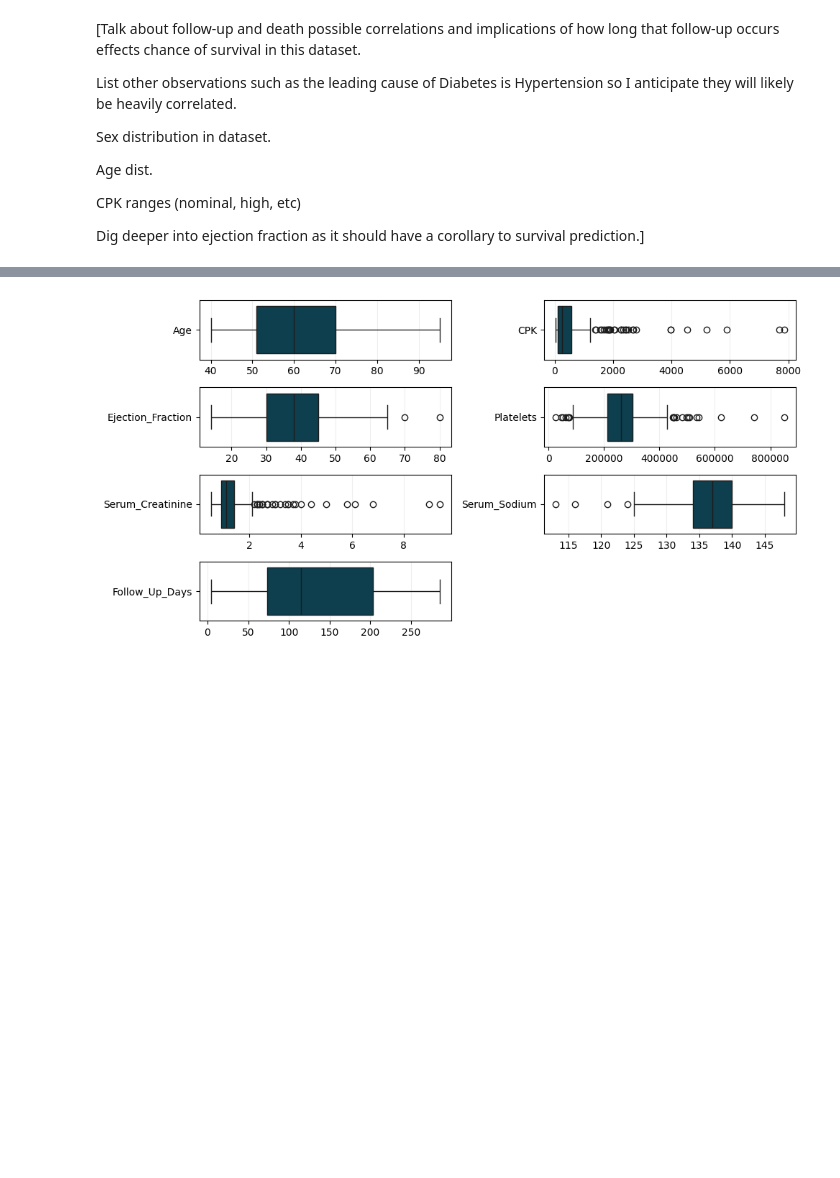
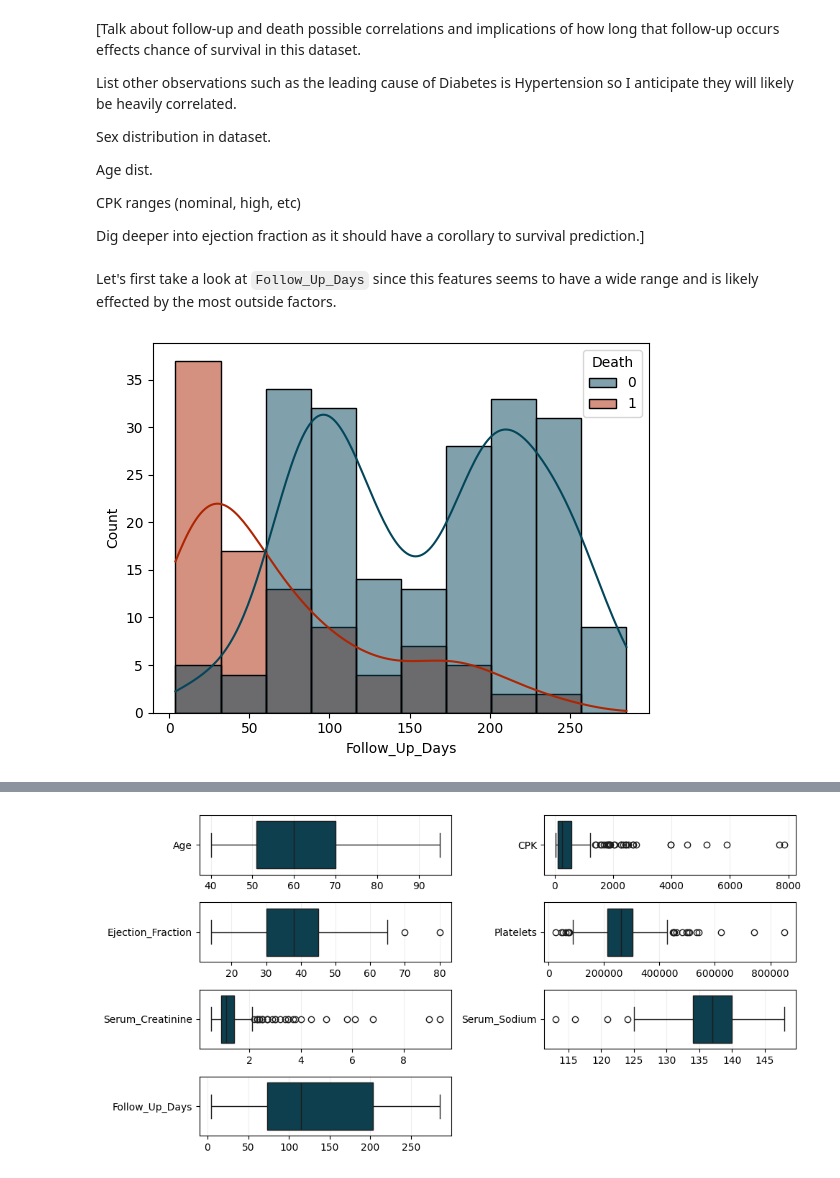
Before and after one commit to chill0121/Unsupervised_Heart_Failure_Mortality, a Jupyter notebook: Unsupervised_Heart_Failure_Mortality.ipynb, the cells around one changed output, grey strips where cells are left out. Saved outputs shown, nothing was run; the diff lists cells and outputs as text; code cells hidden in the pictures; blank space fills up the shorter version.

```diff
--- a/Unsupervised_Heart_Failure_Mortality.ipynb
+++ b/Unsupervised_Heart_Failure_Mortality.ipynb
@@ -258,3 +266,13 @@ Age dist.
 CPK ranges (nominal, high, etc)
 
 Dig deeper into ejection fraction as it should have a corollary to survival prediction.]
+# %%
+death_cmap = {0: '#034559',
+              1: '#ad2503'}
+# %% [markdown]
+Let's first take a look at `Follow_Up_Days` since this features seems to have a wide range and is likely effected by the most outside factors.
+# %%
+sns.histplot(patient_df, x = 'Follow_Up_Days', hue = 'Death', kde = True, palette = death_cmap)
+plt.show()
+# %% [output]
+[figure, added]
```
Also changed, not shown: parts of 16 cells of this notebook.
